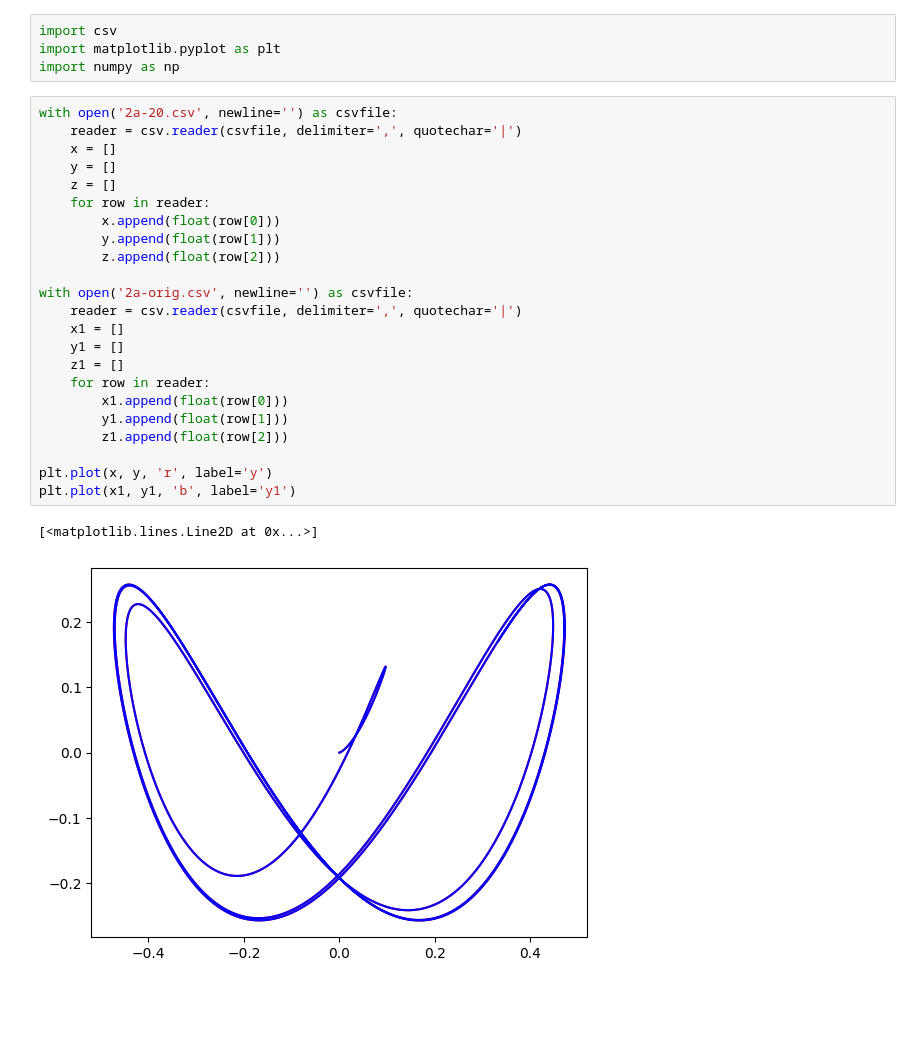
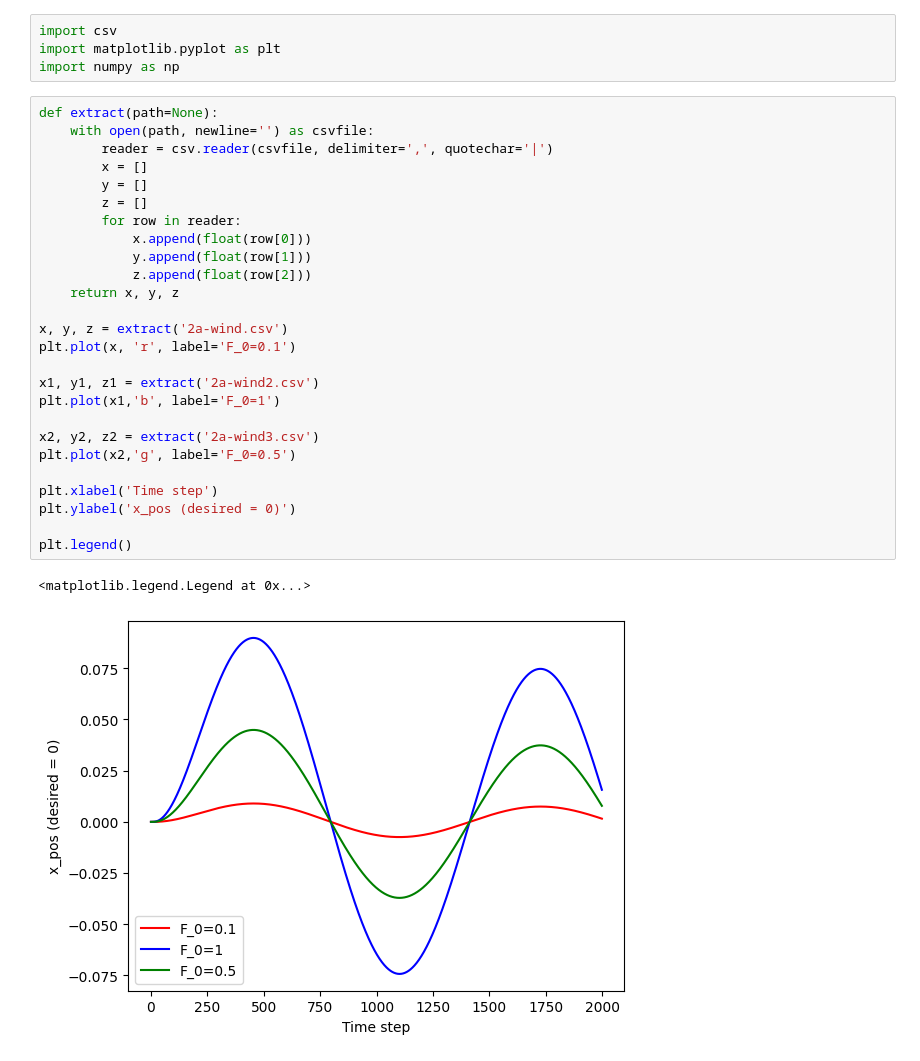
Before and after one commit to gavin-hyl/simple-quad-sim, a Jupyter notebook: data/plots.ipynb, the cells around one changed output. Drawn from its saved outputs; the diff is of its cells as text; blank space fills up the shorter version.

```diff
--- a/data/plots.ipynb
+++ b/data/plots.ipynb
@@ -3,28 +3,31 @@ import csv
 import matplotlib.pyplot as plt
 import numpy as np
 # %%
-with open('2a-20.csv', newline='') as csvfile:
-    reader = csv.reader(csvfile, delimiter=',', quotechar='|')
-    x = []
-    y = []
-    z = []
-    for row in reader:
-        x.append(float(row[0]))
-        y.append(float(row[1]))
-        z.append(float(row[2]))
+def extract(path=None):
+    with open(path, newline='') as csvfile:
+        reader = csv.reader(csvfile, delimiter=',', quotechar='|')
+        x = []
+        y = []
+        z = []
+        for row in reader:
+            x.append(float(row[0]))
+            y.append(float(row[1]))
+            z.append(float(row[2]))
+    return x, y, z
 
-with open('2a-orig.csv', newline='') as csvfile:
-    reader = csv.reader(csvfile, delimiter=',', quotechar='|')
-    x1 = []
-    y1 = []
-    z1 = []
-    for row in reader:
-        x1.append(float(row[0]))
-        y1.append(float(row[1]))
-        z1.append(float(row[2]))
+x, y, z = extract('2a-wind.csv')
+plt.plot(x, 'r', label='F_0=0.1')
 
-plt.plot(x, y, 'r', label='y')
-plt.plot(x1, y1, 'b', label='y1')
+x1, y1, z1 = extract('2a-wind2.csv')
+plt.plot(x1,'b', label='F_0=1')
+
+x2, y2, z2 = extract('2a-wind3.csv')
+plt.plot(x2,'g', label='F_0=0.5')
+
+plt.xlabel('Time step')
+plt.ylabel('x_pos (desired = 0)')
+
+plt.legend()
 # %% [output]
-[<matplotlib.lines.Line2D at 0x...>]
+<matplotlib.legend.Legend at 0x...>
-[figure, old version]
+[figure, new version]
```
Also changed, not shown: parts of 1 cell of this notebook, 6 other files.
